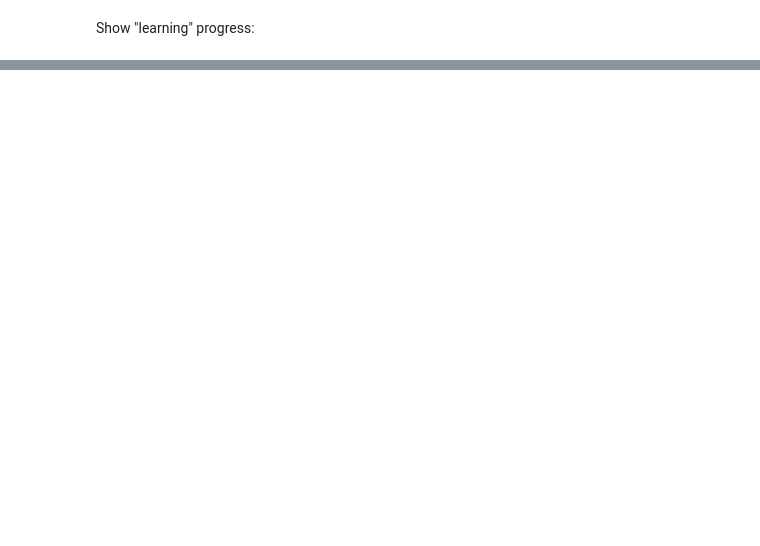
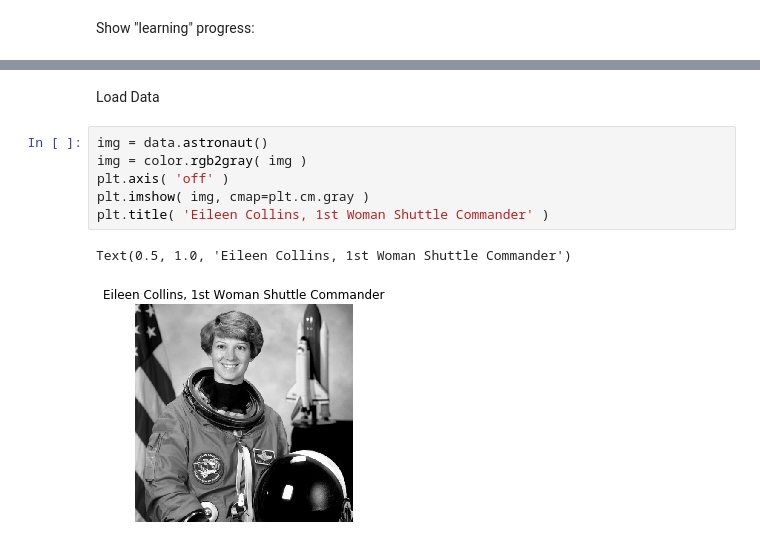
Before and after one commit to steve-burman/machine-learning-intro, a Jupyter notebook: TensorFlow_SXB.ipynb, the cells around one changed output, grey strips where cells are left out. Cells and saved outputs as stored; diff of their text form; blank space fills up the shorter version.

```diff
--- a/TensorFlow_SXB.ipynb
+++ b/TensorFlow_SXB.ipynb
@@ -127,0 +222,11 @@ plt.legend()
+# %% [markdown]
+Load Data
+# %%
+img = data.astronaut()
+img = color.rgb2gray( img )
+plt.axis( 'off' )
+plt.imshow( img, cmap=plt.cm.gray )
+plt.title( 'Eileen Collins, 1st Woman Shuttle Commander' )
+# %% [output]
+Text(0.5, 1.0, 'Eileen Collins, 1st Woman Shuttle Commander')
+[figure, added]
```
Also changed, not shown: parts of 15 cells of this notebook.
